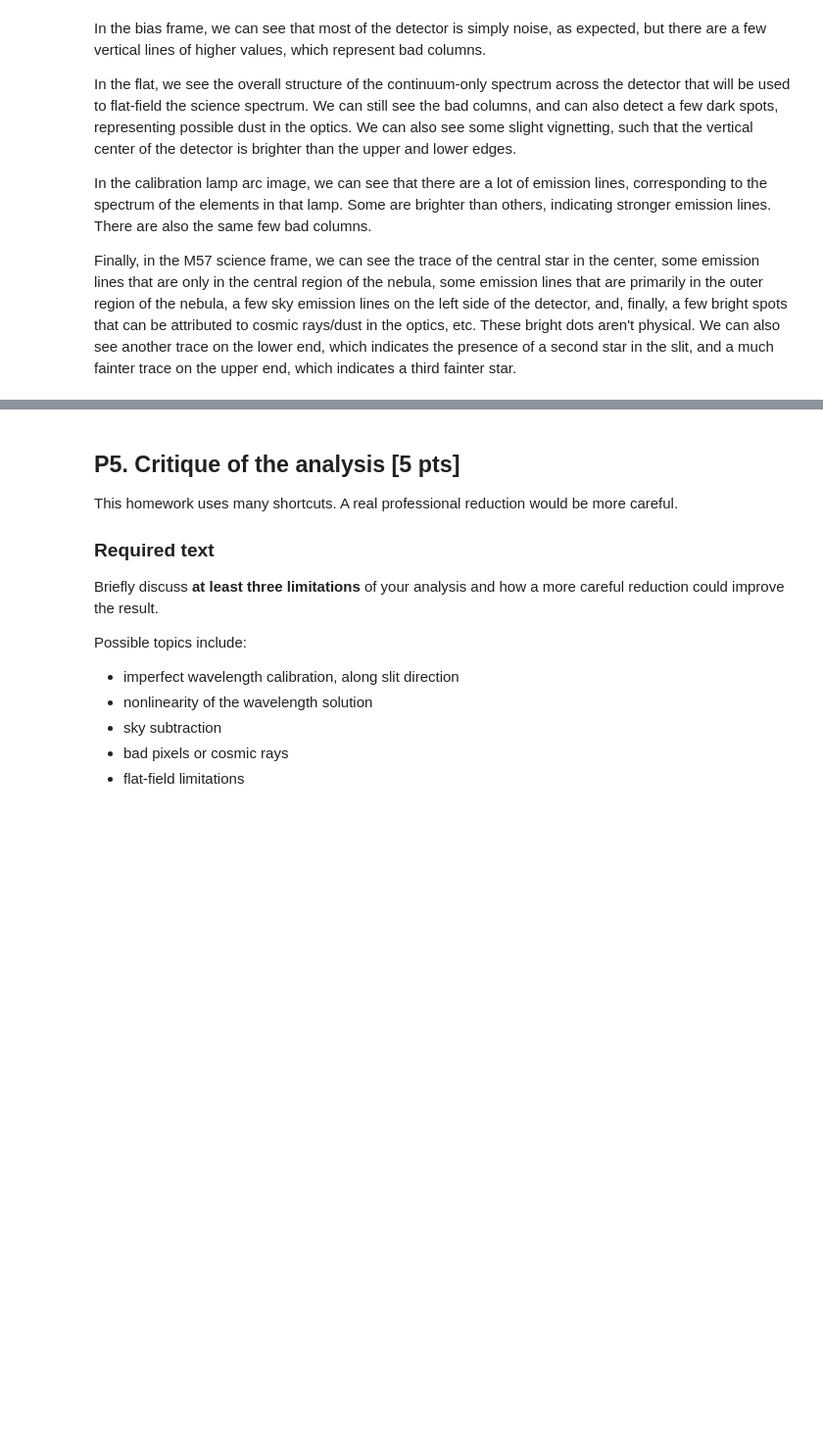
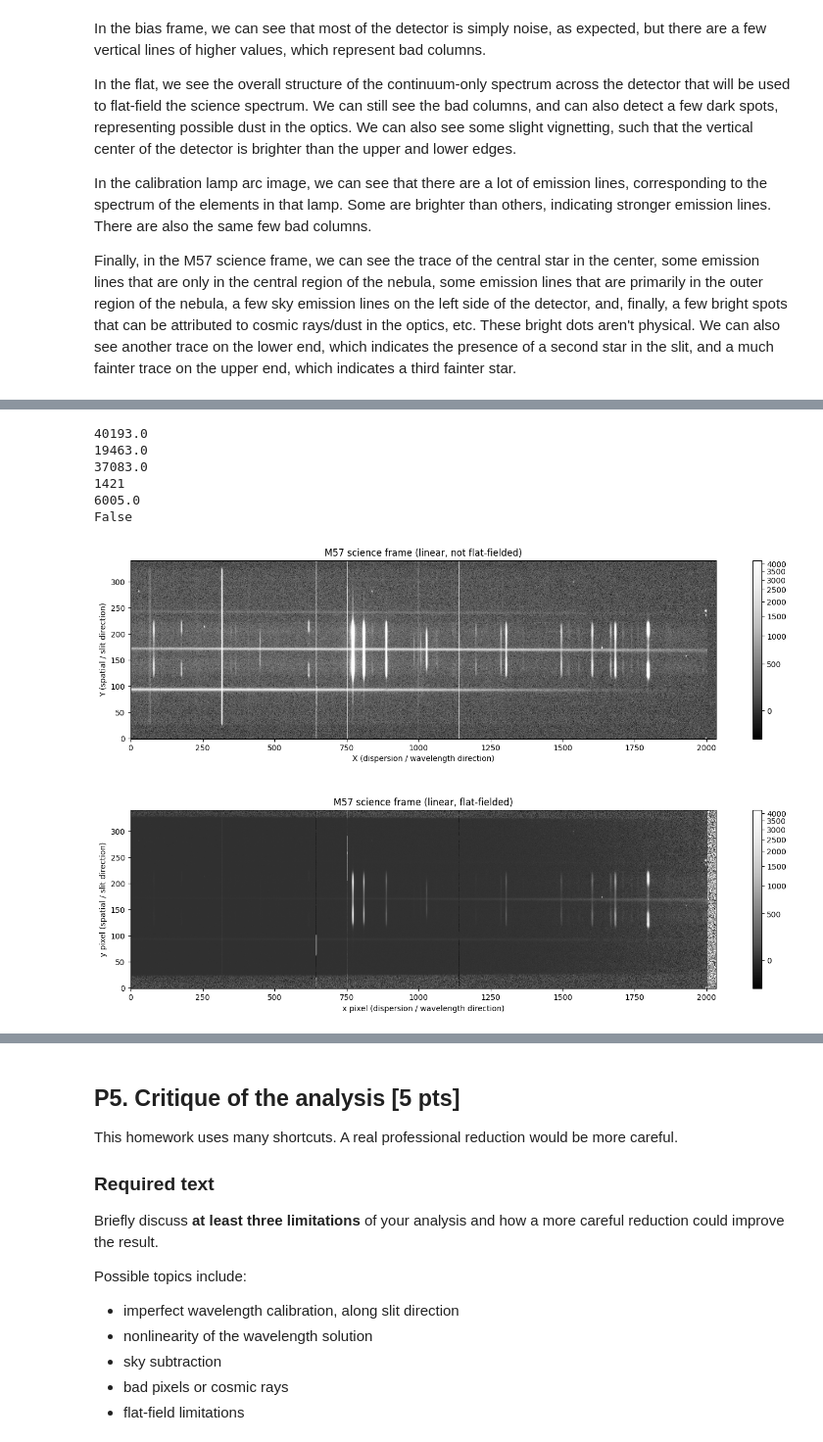
Before and after one commit to oliviergilbertastro/UMich, a Jupyter notebook: ASTRO501/hw4b/HW4b_v3.ipynb, the cells around one changed output, grey strips where cells are left out. Shown at 98% size. Saved outputs shown, nothing was run; the diff lists cells and outputs as text; code cells hidden in the pictures; blank space fills up the shorter version.

```diff
--- a/ASTRO501/hw4b/HW4b_v3.ipynb
+++ b/ASTRO501/hw4b/HW4b_v3.ipynb
@@ -151,3 +152,57 @@ State clearly which detector axis is the **wavelength direction** and which is t
 Below is an example of the style of labeling I want, but without the answers.
 
 <img src="pics/labelled_ring.jpg" width="1000">
+# %%
+# Found a problem that if I didn't include the .astrype section, there would be overflow and every negative value would become positive again.
+m57 = fits.open(FILES["m57"])[1].data.astype(np.float32)
+zero = fits.open(FILES["zero"])[1].data.astype(np.float32)
+flat = fits.open(FILES["flat"])[1].data.astype(np.float32)
+arc = fits.open(FILES["arc"])[1].data.astype(np.float32)
+print(np.max(m57))
+# subtracting bias
+m57_bs = m57 - zero
+print(np.max(zero))
+print(np.max(m57_bs))
+arc_bs = arc - zero
+flat = images['flat']
+print(np.min(flat))
+
+# subtracting bias first
+flat_bs = flat - zero
+flat_bs[~np.isfinite(flat_bs)] = np.nanmedian(flat_bs)
+
+# normalize (avoid changing overall flux scale)
+flat_norm = flat_bs / np.median(flat_bs)
+print(np.median(flat_bs))
+print(np.any(np.isnan(flat_norm)))
+
+m57_flat = m57_bs / flat_norm
+
+
+from astropy.visualization import simple_norm
+
+fig, ax = plt.subplots(2, 1, figsize=(17, 10))
+
+norm = simple_norm(m57, stretch='asinh', percent=98.5)
+im = ax[0].imshow(m57, norm=norm, cmap='Grays_r', aspect='auto')
+ax[0].set_title("M57 science frame (linear, not flat-fielded)")
+ax[0].set_xlabel("X (dispersion / wavelength direction)")
+ax[0].set_ylabel("Y (spatial / slit direction)")
+norm = simple_norm(m57_flat, stretch='asinh', percent=98.5)
+im = ax[1].imshow(m57_flat, norm=norm, cmap='Grays_r', aspect='auto')
+ax[1].set_title("M57 science frame (linear, flat-fielded)")
+ax[1].set_xlabel("x pixel (dispersion / wavelength direction)")
+ax[1].set_ylabel("y pixel (spatial / slit direction)")
+
+plt.colorbar(im, ax=ax[0], shrink=1)
+plt.colorbar(im, ax=ax[1], shrink=1)
+plt.subplots_adjust(hspace=0.4)
+plt.show()
+# %% [output]
+40193.0
+19463.0
+37083.0
+1421
+6005.0
+False
+[figure, added]
```
Also changed, not shown: parts of 2 cells of this notebook, 1 other file.
